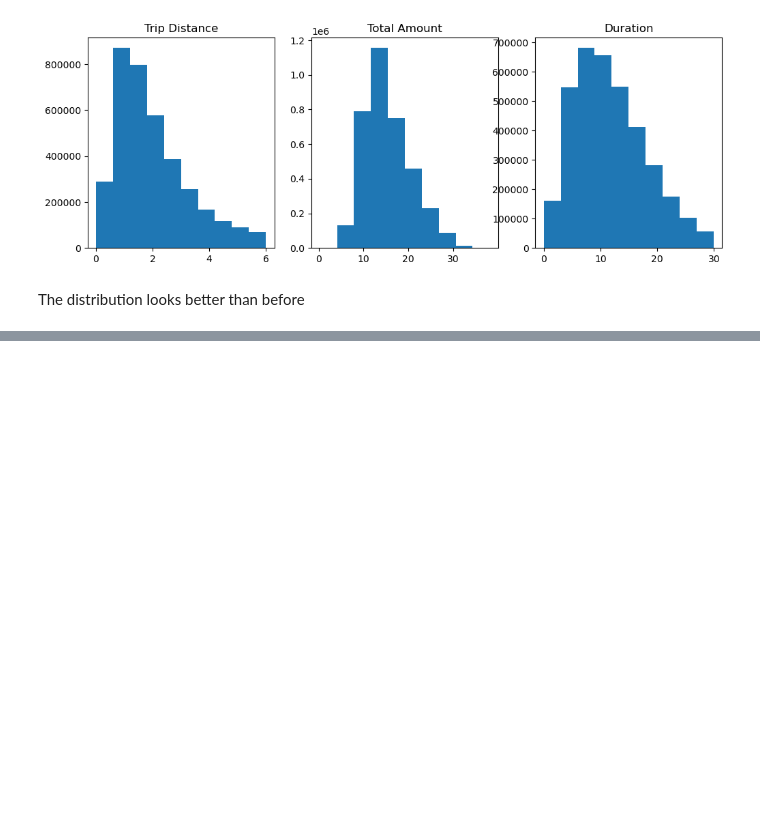
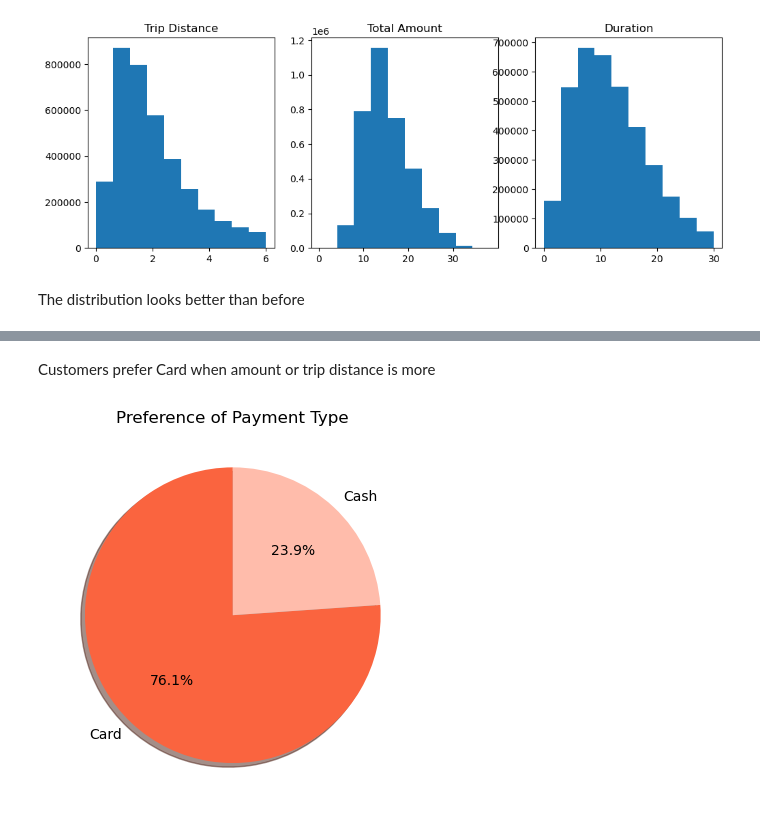
Before and after one commit to sahil095/Maximizing-revenue, a Jupyter notebook: Maximizing Revenue.ipynb, the cells around one changed output, grey strips where cells are left out. Drawn from its saved outputs; the diff is of its cells as text; code cells hidden in the pictures; blank space fills up the shorter version.

```diff
--- a/Maximizing Revenue.ipynb
+++ b/Maximizing Revenue.ipynb
@@ -294,0 +324,11 @@ The distribution looks better than before
+# %% [markdown]
+Customers prefer Card when amount or trip distance is more
+# %%
+# Distribution of Payment preference
+
+plt.title('Preference of Payment Type')
+plt.pie(df['payment_type'].value_counts(normalize=True), labels = df['payment_type'].value_counts().index,
+       startangle=90, shadow = True, autopct = '%1.1f%%', colors=['#FA643F', '#FFBCAB'])
+plt.show()
+# %% [output]
+[figure, added]
```
Also changed, not shown: parts of 10 cells of this notebook.
